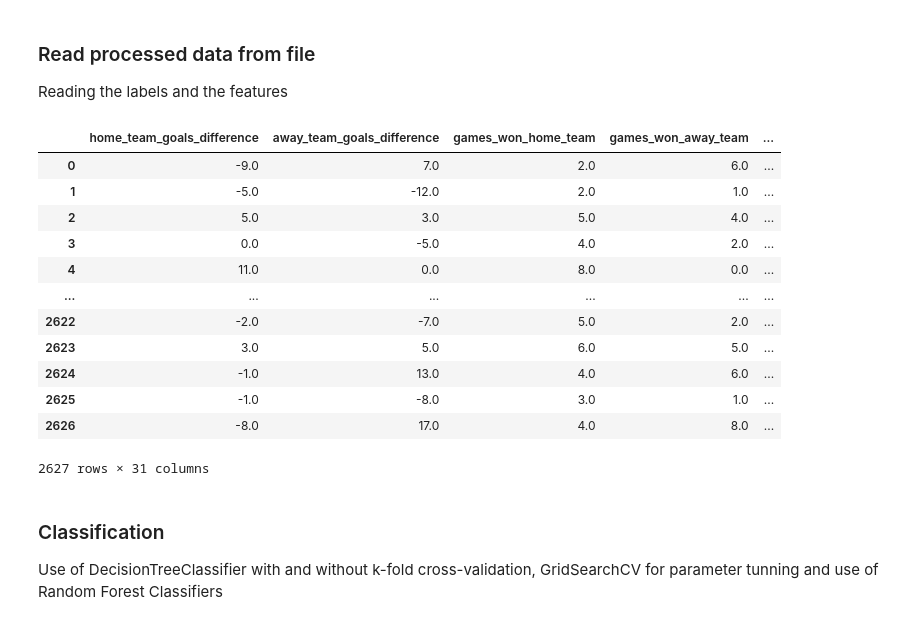
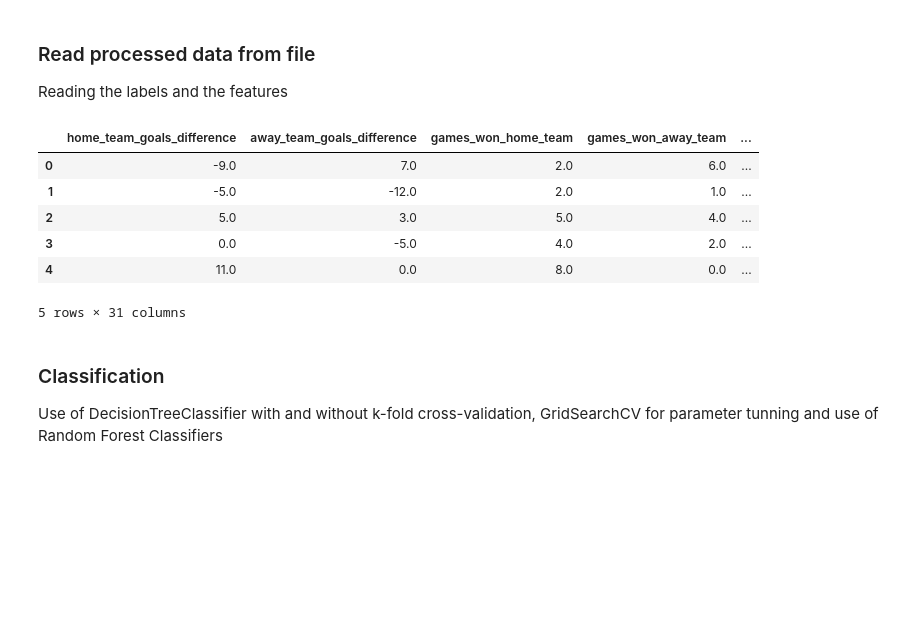
Before and after one commit to Revuj/FEUP-IART-PROJ2, a Jupyter notebook: dataMining.ipynb, the cells around one changed output. Cells and saved outputs as stored; diff of their text form; code cells hidden in the pictures; blank space fills up the shorter version.

```diff
--- a/dataMining.ipynb
+++ b/dataMining.ipynb
@@ -48,31 +49,25 @@ warnings.simplefilter("ignore")
 # %%
 # Upload data
 
 labels = pd.read_csv("labels.csv", names=["match", "label"])
 labels = labels.replace({'Defeat': 0}, regex=True)
 labels = labels.replace({'Draw': 1}, regex=True)
 labels = labels.replace({'Win': 2}, regex=True)
 labels = labels.drop('match', axis=1)
 
 
 features = pd.read_csv("features.csv")
 features.rename( columns={'Unnamed: 0':'match'}, inplace=True )
 features = features.drop('match', axis=1)
-features
+features.head(5)
 # %% [output]
 |  | home_team_goals_difference | away_team_goals_difference | games_won_home_team | games_won_away_team | ... |
 | 0 | -9.0 | 7.0 | 2.0 | 6.0 | ... |
 | 1 | -5.0 | -12.0 | 2.0 | 1.0 | ... |
 | 2 | 5.0 | 3.0 | 5.0 | 4.0 | ... |
 | 3 | 0.0 | -5.0 | 4.0 | 2.0 | ... |
 | 4 | 11.0 | 0.0 | 8.0 | 0.0 | ... |
-| ... | ... | ... | ... | ... | ... |
-| 2622 | -2.0 | -7.0 | 5.0 | 2.0 | ... |
-| 2623 | 3.0 | 5.0 | 6.0 | 5.0 | ... |
-| 2624 | -1.0 | 13.0 | 4.0 | 6.0 | ... |
-| 2625 | -1.0 | -8.0 | 3.0 | 1.0 | ... |
-| 2626 | -8.0 | 17.0 | 4.0 | 8.0 | ... |
-2627 rows × 31 columns
+5 rows × 31 columns
 # %% [markdown]
 ### Classification
 
```
Also changed, not shown: parts of 4 cells of this notebook.
